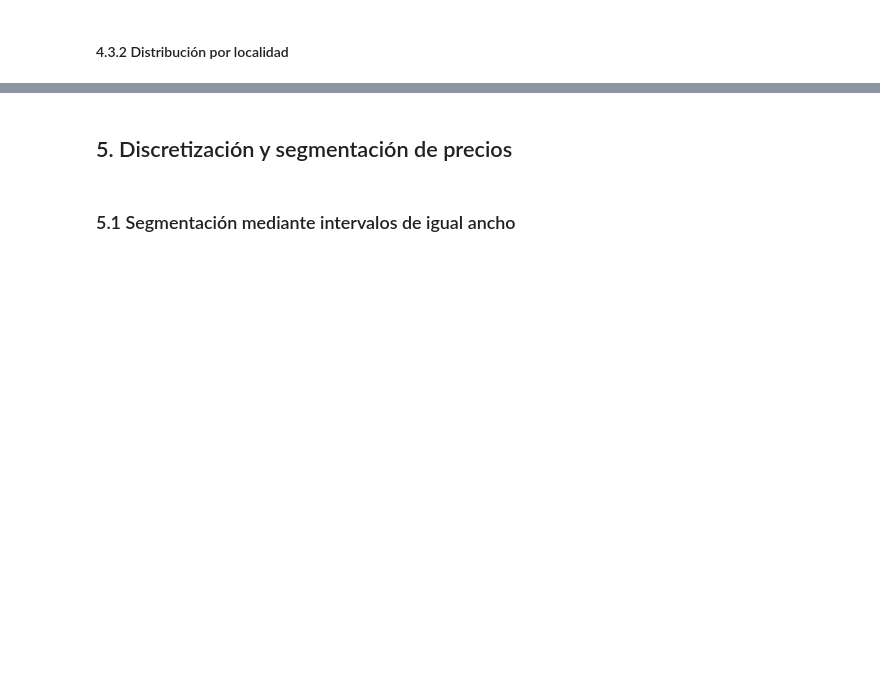
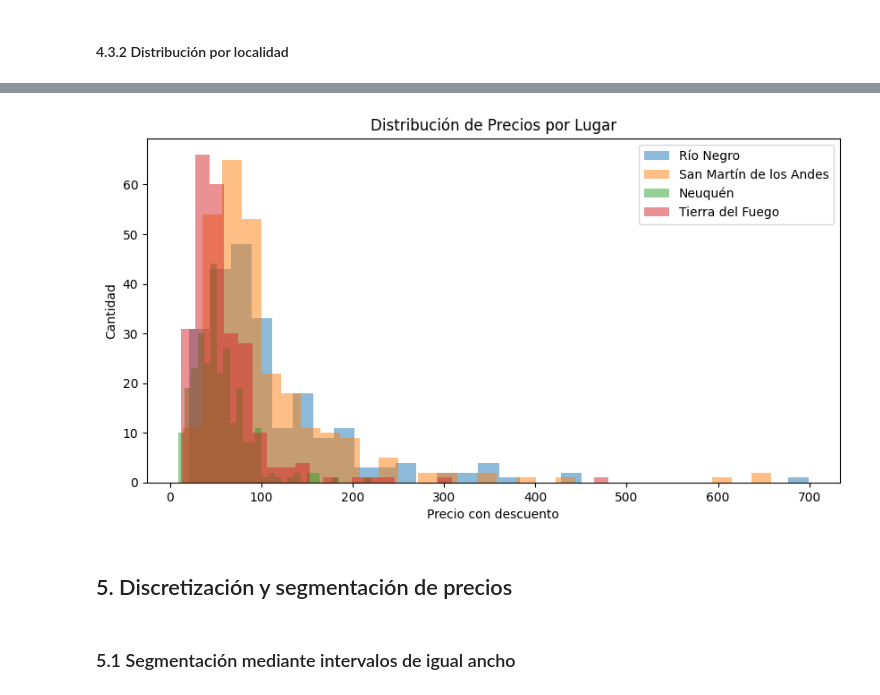
Before and after one commit to Fedra2026/airbnb-patagonia-data-wrangling, a Jupyter notebook: Data_Wrangling_Airbnb_Patagonia.ipynb, the cells around one changed output, grey strips where cells are left out. Cells and saved outputs as stored; diff of their text form; code cells hidden in the pictures; blank space fills up the shorter version.

```diff
--- a/Data_Wrangling_Airbnb_Patagonia.ipynb
+++ b/Data_Wrangling_Airbnb_Patagonia.ipynb
@@ -674,6 +722,46 @@ fig_place_manual.update_layout(
 fig_place_manual.show()
 # %% [output]
 [interactive output not drawn]
+# %%
+#Gráfico interactivo transformado a imagen para presentar en GitHub
+
+plt.figure(figsize=(10, 5))
+
+plt.hist(
+    rio_negro_df["price_discounted_clean"].dropna(),
+    bins=30,
+    alpha=0.5,
+    label="Río Negro"
+)
+
+plt.hist(
+    san_martin_df["price_discounted_clean"].dropna(),
+    bins=30,
+    alpha=0.5,
+    label="San Martín de los Andes"
+)
+
+plt.hist(
+    neuquen_df["price_discounted_clean"].dropna(),
+    bins=30,
+    alpha=0.5,
+    label="Neuquén"
+)
+
+plt.hist(
+    tierra_del_fuego_df["price_discounted_clean"].dropna(),
+    bins=30,
+    alpha=0.5,
+    label="Tierra del Fuego"
+)
+
+plt.title("Distribución de Precios por Lugar")
+plt.xlabel("Precio con descuento")
+plt.ylabel("Cantidad")
+plt.legend()
+plt.show()
+# %% [output]
+[figure, added]
 # %% [markdown]
 ## 5. Discretización y segmentación de precios
 # %% [markdown]
```
Also changed, not shown: parts of 8 cells of this notebook.
